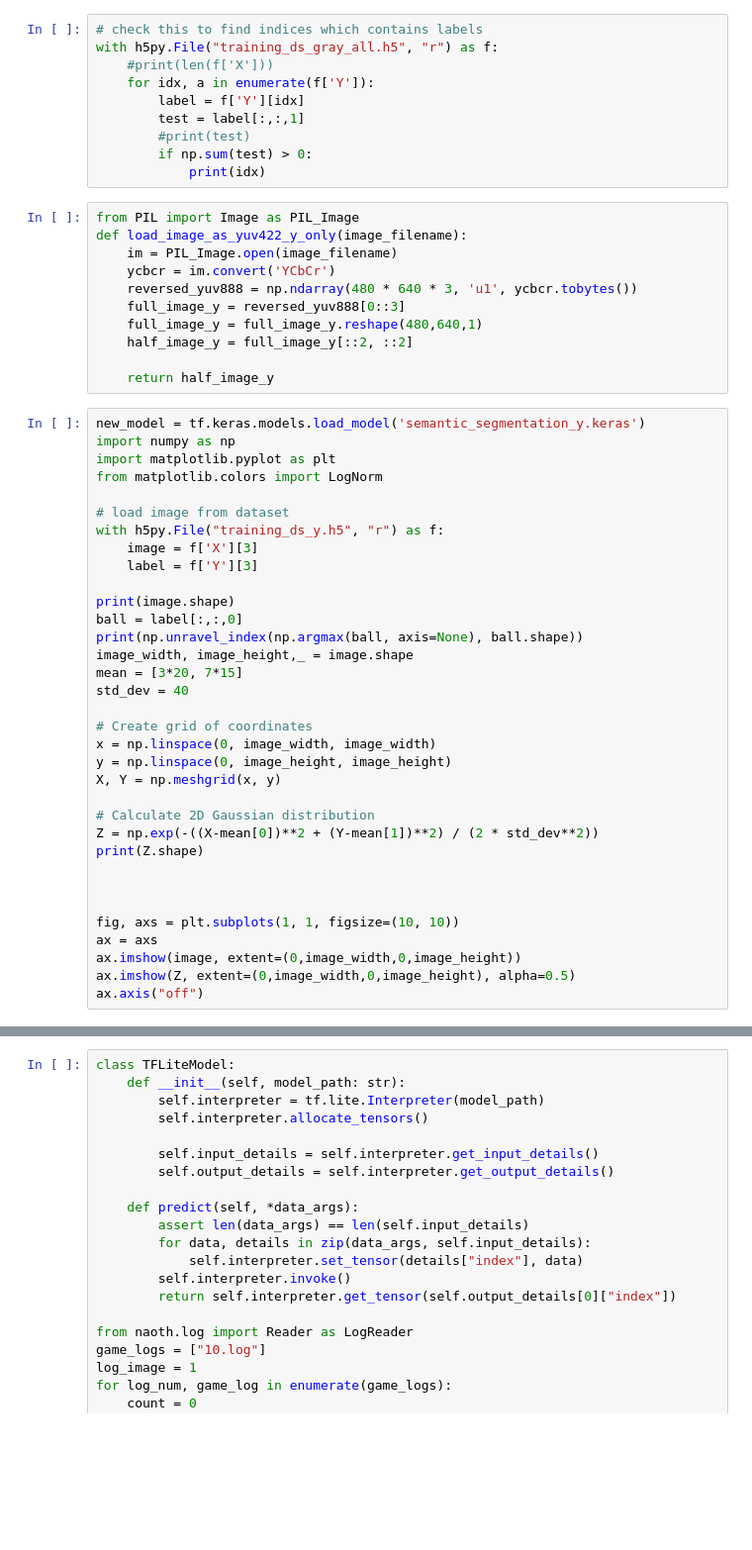
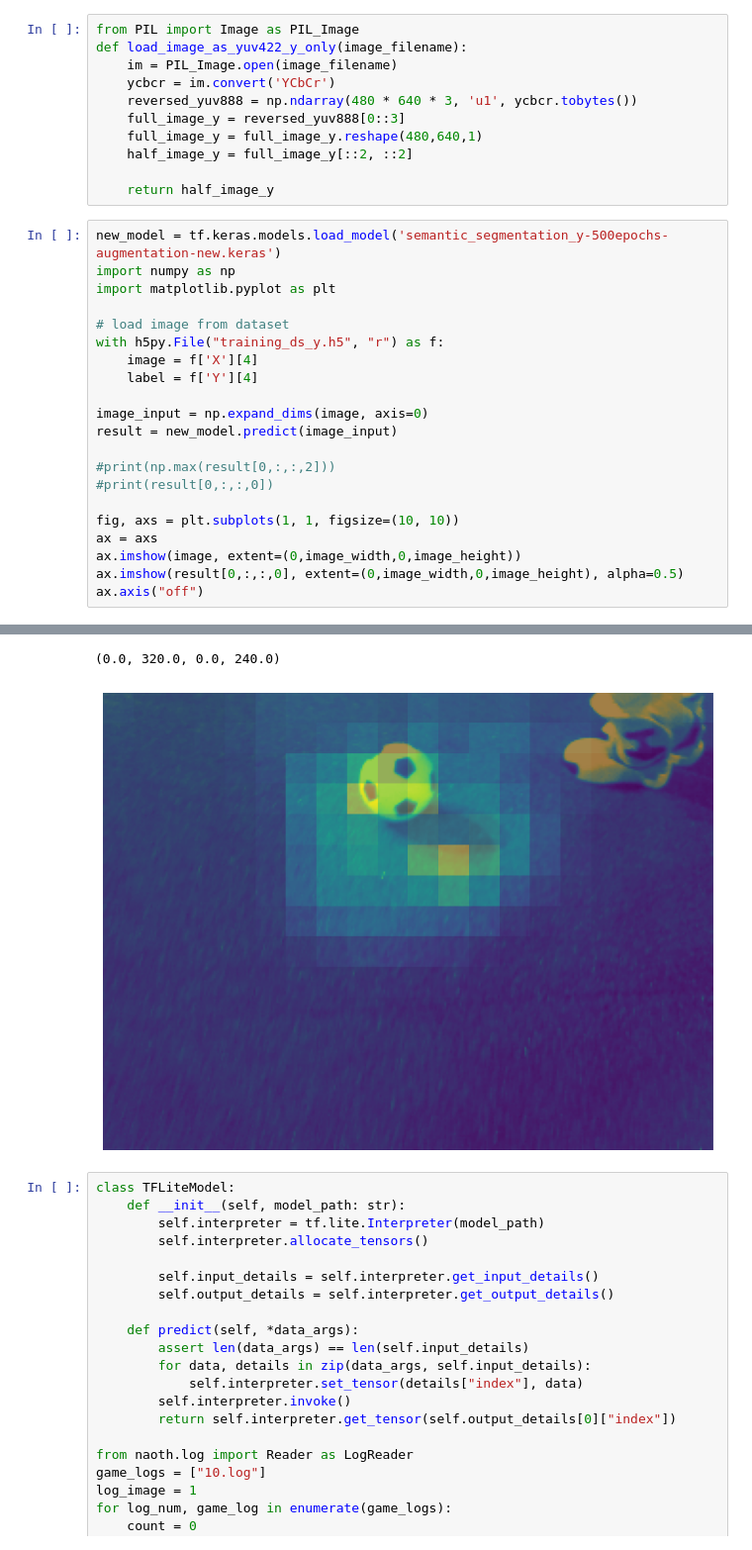
Before and after one commit to BerlinUnited/NaoTH-Deeplearning, a Jupyter notebook: semantic_segmentation_lc/visualize_ds.ipynb, the cells around one changed output, grey strips where cells are left out. Shown at 99% size. Cells and saved outputs as stored; diff of their text form; blank space fills up the shorter version.

```diff
--- a/semantic_segmentation_lc/visualize_ds.ipynb
+++ b/semantic_segmentation_lc/visualize_ds.ipynb
@@ -37,13 +35,3 @@ with h5py.File("training_ds_y.h5", "r") as f:
-# %%
-# check this to find indices which contains labels
-with h5py.File("training_ds_gray_all.h5", "r") as f:
-    #print(len(f['X']))
-    for idx, a in enumerate(f['Y']):
-        label = f['Y'][idx]
-        test = label[:,:,1]
-        #print(test)
-        if np.sum(test) > 0:
-            print(idx)
 # %%
 from PIL import Image as PIL_Image
 def load_image_as_yuv422_y_only(image_filename):
@@ -56,36 +44,24 @@ def load_image_as_yuv422_y_only(image_filename):
 
     return half_image_y
 # %%
-new_model = tf.keras.models.load_model('semantic_segmentation_y.keras')
+new_model = tf.keras.models.load_model('semantic_segmentation_y-500epochs-augmentation-new.keras')
 import numpy as np
 import matplotlib.pyplot as plt
-from matplotlib.colors import LogNorm
 
 # load image from dataset
 with h5py.File("training_ds_y.h5", "r") as f:
-    image = f['X'][3]
-    label = f['Y'][3]
+    image = f['X'][4]
+    label = f['Y'][4]
 
-print(image.shape)
-ball = label[:,:,0]
-print(np.unravel_index(np.argmax(ball, axis=None), ball.shape))
-image_width, image_height,_ = image.shape
-mean = [3*20, 7*15]
-std_dev = 40
+image_input = np.expand_dims(image, axis=0)
+result = new_model.predict(image_input)
 
-# Create grid of coordinates
-x = np.linspace(0, image_width, image_width)
-y = np.linspace(0, image_height, image_height)
-X, Y = np.meshgrid(x, y)
-
-# Calculate 2D Gaussian distribution
-Z = np.exp(-((X-mean[0])**2 + (Y-mean[1])**2) / (2 * std_dev**2))
-print(Z.shape)
-
-
+#print(np.max(result[0,:,:,2]))
+#print(result[0,:,:,0])
 
 fig, axs = plt.subplots(1, 1, figsize=(10, 10))
 ax = axs
 ax.imshow(image, extent=(0,image_width,0,image_height))
-ax.imshow(Z, extent=(0,image_width,0,image_height), alpha=0.5)
+ax.imshow(result[0,:,:,0], extent=(0,image_width,0,image_height), alpha=0.5)
 ax.axis("off")
+# %% [output]
@@ -92,3 +69,5 @@ ax.axis("off")
+(0.0, 320.0, 0.0, 240.0)
+[figure, added]
 # %%
 class TFLiteModel:
     def __init__(self, model_path: str):
```
Also changed, not shown: parts of 4 cells of this notebook, 7 other files.
